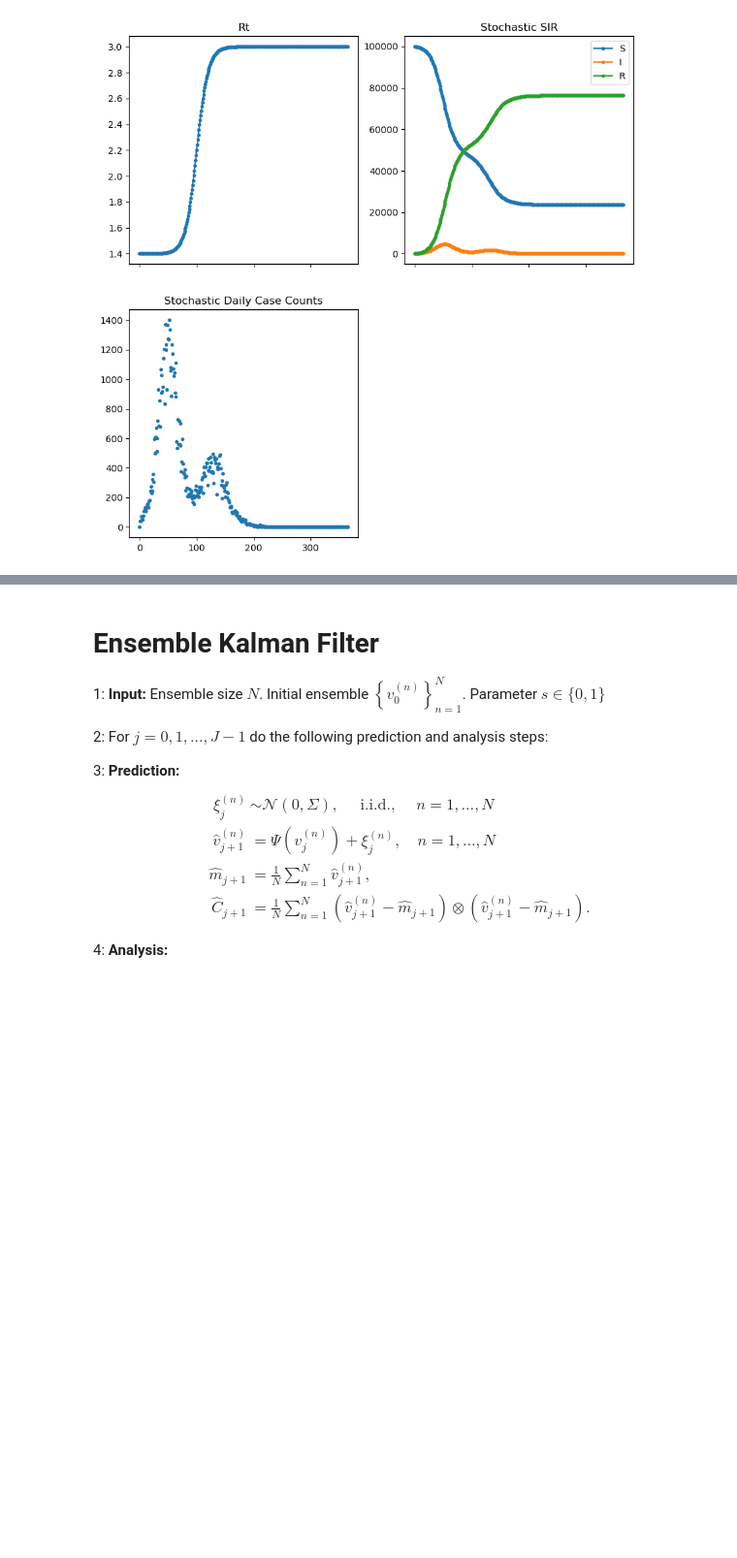
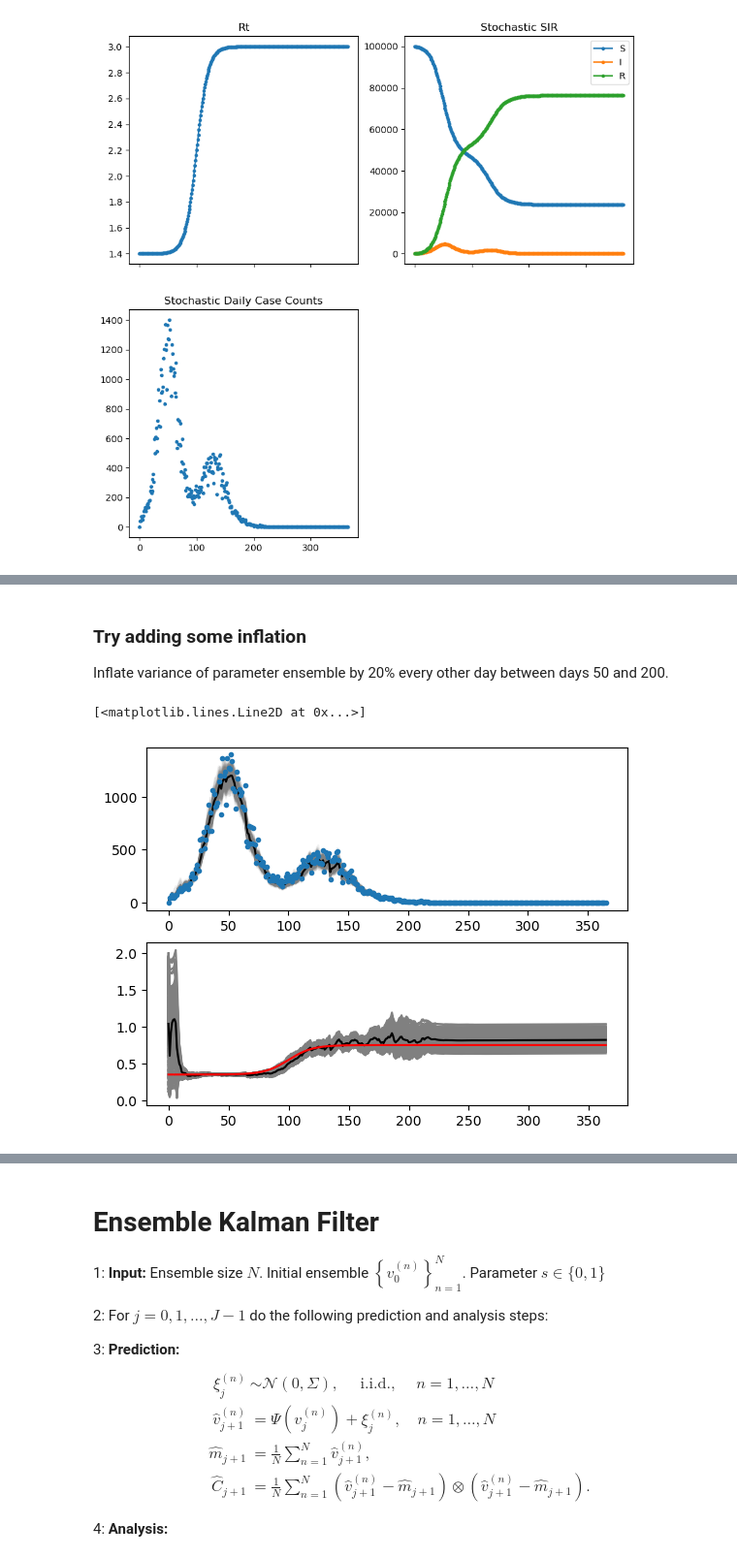
Before and after one commit to hwunrow/epykalman, a Jupyter notebook: src/rt_kalman_filter.ipynb, the cells around one changed output, grey strips where cells are left out. Shown at 97% size. Drawn from its saved outputs; the diff is of its cells as text; code cells hidden in the pictures; blank space fills up the shorter version.

```diff
--- a/src/rt_kalman_filter.ipynb
+++ b/src/rt_kalman_filter.ipynb
@@ -42,0 +371,9 @@ data.plot_all()
+# %% [markdown]
+### Try adding some inflation
+
+Inflate variance of parameter ensemble by 20% every other day between days 50 and 200.
+# %%
+def inflate_ensembles(ens, inflation_value=1.2):
+    _, m = np.asarray(ens).shape
+    ens_mean = np.mean(ens, 1, keepdims=True)
+    return ens_mean * np.ones((1,m)) + inflation_value*(ens - ens_mean*np.ones((1,m)))
@@ -42,0 +423,12 @@ data.plot_all()
+# %%
+fig, ax = plt.subplots(2)
+ax[0].plot([x.i for x in x_list], color='gray', alpha=0.1)
+ax[0].plot(np.mean([x.i for x in x_list], axis=1), color='black')
+ax[0].plot(data.i, '.')
+
+ax[1].plot([θ.beta for θ in θ_list], color="gray")
+ax[1].plot(np.mean([θ.beta for θ in θ_list], axis=1), color="black")
+ax[1].plot(beta, color="red")
+# %% [output]
+[<matplotlib.lines.Line2D at 0x...>]
+[figure, added]
```
Also changed, not shown: parts of 69 cells of this notebook.
